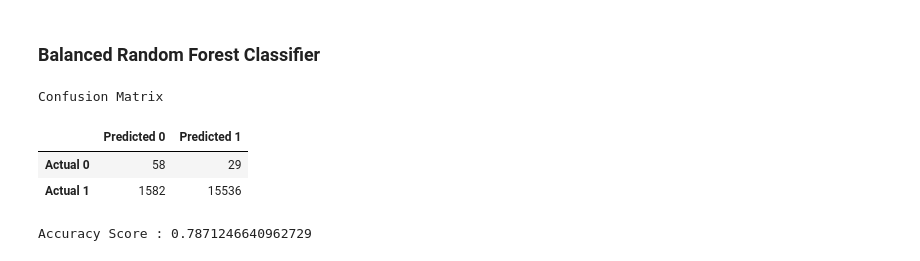
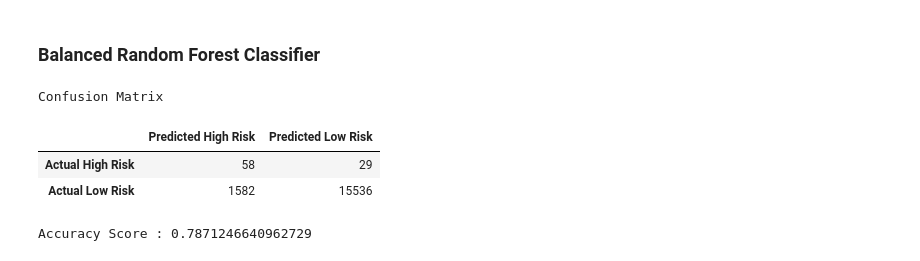
Before and after one commit to Christy-cyber/Credit_Risk_Analysis, a Jupyter notebook: Notebook/credit_risk_ensemble.ipynb, the cells around one changed output. Drawn from its saved outputs; the diff is of its cells as text; code cells hidden in the pictures.

```diff
--- a/Notebook/credit_risk_ensemble.ipynb
+++ b/Notebook/credit_risk_ensemble.ipynb
@@ -200,18 +200,18 @@ predictions = brf_model.predict(X_test_scaled)
 # %%
 # Calculate the confusion matrix
 cm = confusion_matrix(y_test, predictions)
 cm_df = pd.DataFrame(
-    cm, index=["Actual 0", "Actual 1"], columns=["Predicted 0", "Predicted 1"]
+    cm, index=["Actual High Risk", "Actual Low Risk"], columns=["Predicted High Risk", "Predicted Low Risk"]
 )
 
 # Display results
 print("Confusion Matrix")
 display(cm_df)
 # %% [output]
 Confusion Matrix
-|  | Predicted 0 | Predicted 1 |
-| Actual 0 | 58 | 29 |
-| Actual 1 | 1582 | 15536 |
+|  | Predicted High Risk | Predicted Low Risk |
+| Actual High Risk | 58 | 29 |
+| Actual Low Risk | 1582 | 15536 |
 # %%
 # Calculate balanced accuracy score
 acc_score = balanced_accuracy_score(y_test, predictions)
```
Also changed, not shown: parts of 8 cells of this notebook.
